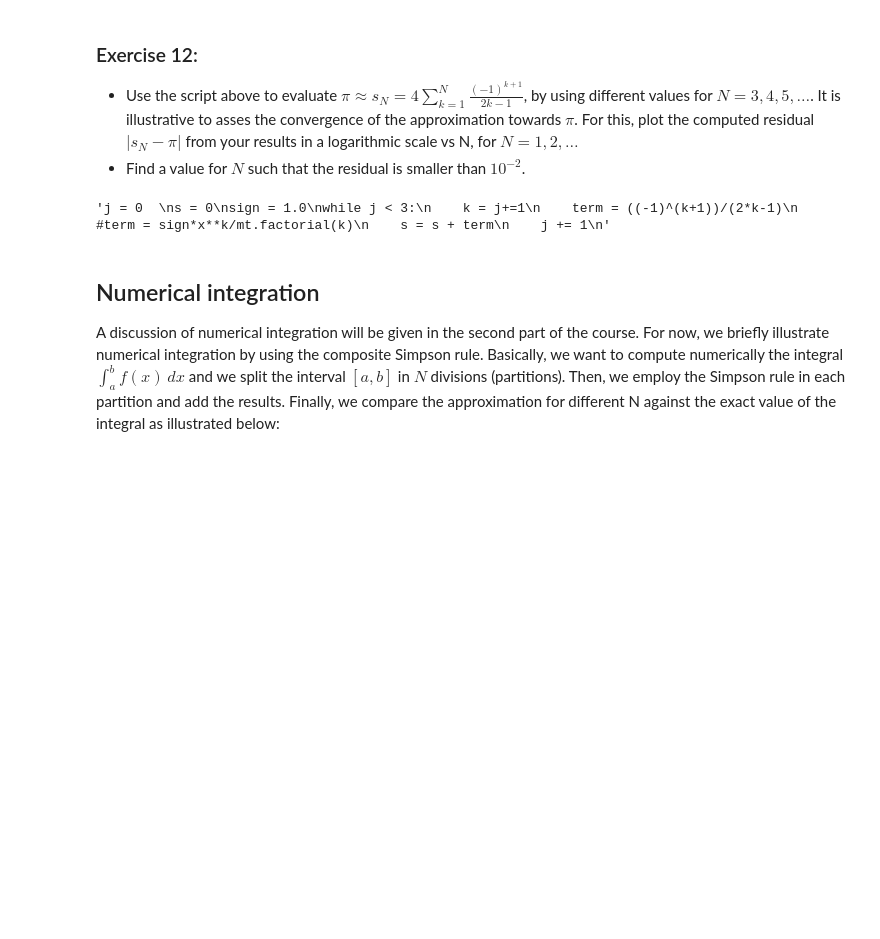
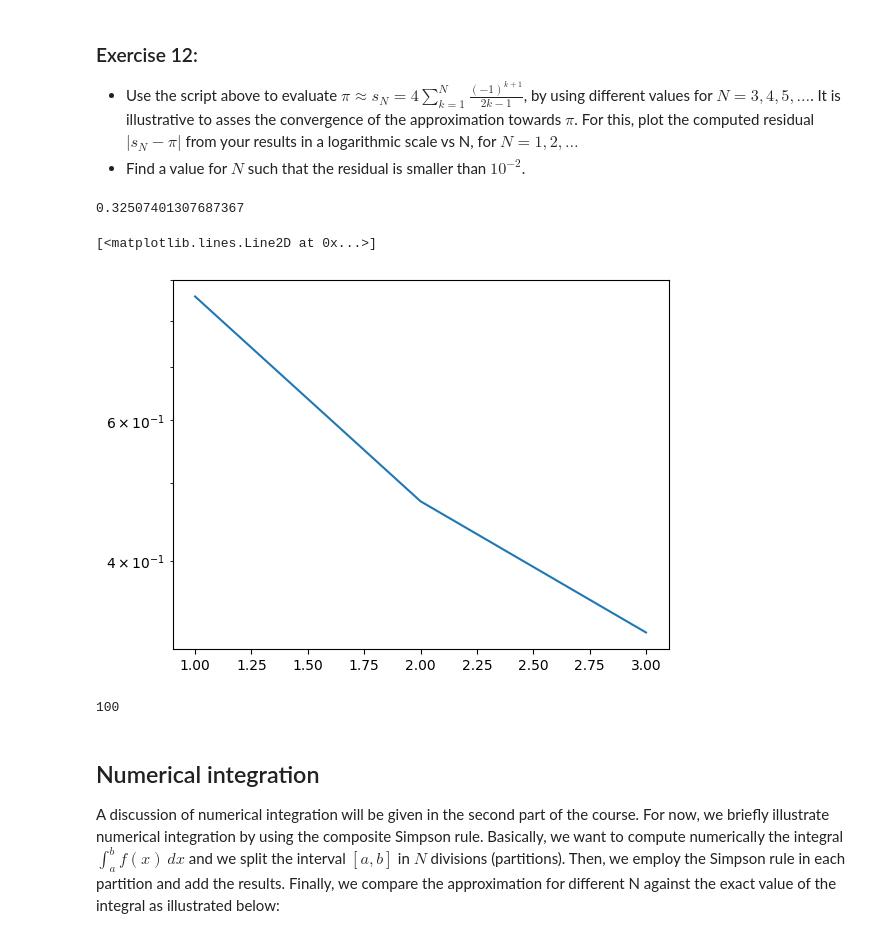
Before and after one commit to kalle6452/PDE, a Jupyter notebook: lab01.ipynb, the cells around one changed output. Cells and saved outputs as stored; diff of their text form; code cells hidden in the pictures; blank space fills up the shorter version.

```diff
--- a/lab01.ipynb
+++ b/lab01.ipynb
@@ -719,19 +772,60 @@ plt.plot(x,y)
 ### Exercise 12:
 - Use the script above to evaluate $\pi\approx s_N= 4\sum_{k=1}^N \frac{(-1)^{k+1}}{2k-1}$, by using different values for $N=3,4,5,\ldots$. It is illustrative to asses the convergence of the approximation towards $\pi$. For this, plot the computed residual $|s_N-\pi|$ from your results in a logarithmic scale vs N, for $N=1,2,\ldots$
 - Find a value for $N$ such that the residual is smaller than $10^{-2}$.
-# %%
-'''j = 0
-s = 0
-sign = 1.0
-while j < 3:
-    k = j+=1
-    term = ((-1)^(k+1))/(2*k-1)
-    #term = sign*x**k/mt.factorial(k)
-    s = s + term
-    j += 1
-'''
-# %% [output]
-'j = 0  \ns = 0\nsign = 1.0\nwhile j < 3:\n    k = j+=1\n    term = ((-1)^(k+1))/(2*k-1)\n    #term = sign*x**k/mt.factorial(k)\n    s = s + term\n    j += 1\n'
+# %%
+# evaluate pi
+# a)
+# N är på x-axeln medan residual är på x-axel
+import math as mt # importing factorial
+s = 0
+N = 3
+j = 1
+while j <= N:
+    term = ((-1)**(j+1))/(2*j-1)
+    s += term
+    j += 1
+pi_approx = 4*s
+res = np.abs(pi_approx-np.pi)
+print(res)
+# %% [output]
+0.32507401307687367
+# %%
+# plot residual
+import math as mt # importing factorial
+s = 0
+N = 3
+j = 1
+x = np.linspace(j,N,N)
+lista = []
+while j <= N:
+    term = ((-1)**(j+1))/(2*j-1)
+    s += term
+    pi_approx = 4*s
+    res = np.abs(pi_approx-np.pi)
+    lista.append(res)
+    j += 1
+plt.semilogy(x,lista)
+# %% [output]
+[<matplotlib.lines.Line2D at 0x...>]
+[figure, added]
+# %%
+# Find smallest N
+# b)
+s = 0
+N = 0
+j = 1
+pi_approx = 4*s
+res = np.abs(pi_approx-np.pi)
+while res > 10**-2:
+    term = ((-1)**(j+1))/(2*j-1)
+    s += term
+    j += 1
+    pi_approx = 4*s
+    res = np.abs(pi_approx-np.pi)
+    N += 1
+print(N)
+# %% [output]
+100
 # %% [markdown]
 ## Numerical integration
 
```
Also changed, not shown: parts of 15 cells of this notebook.
